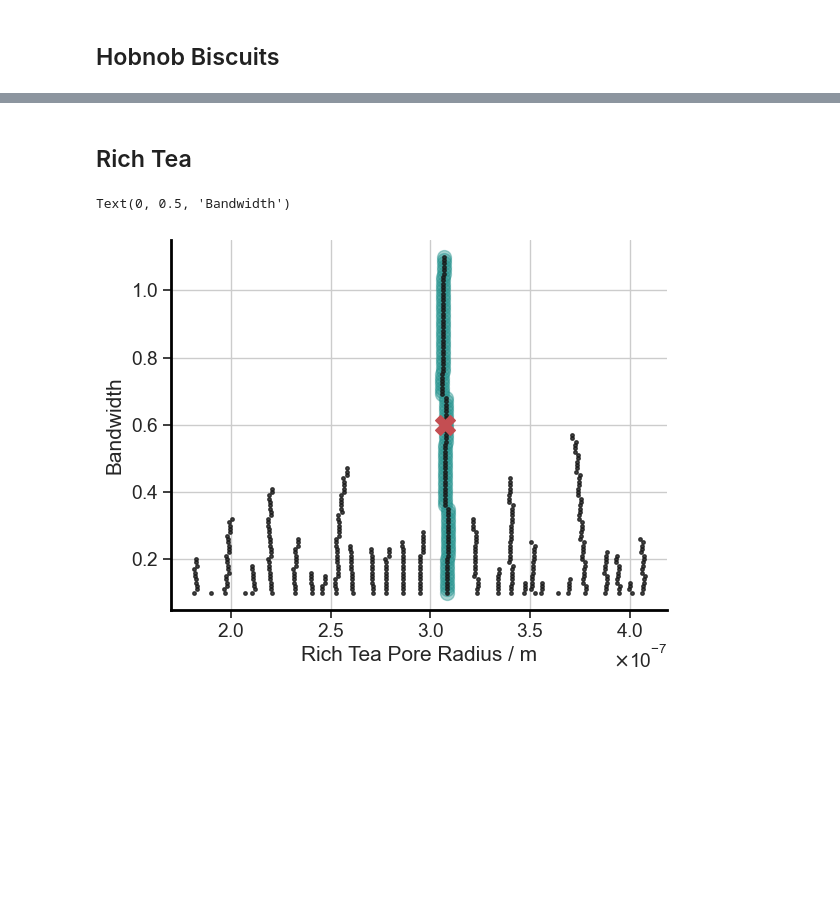
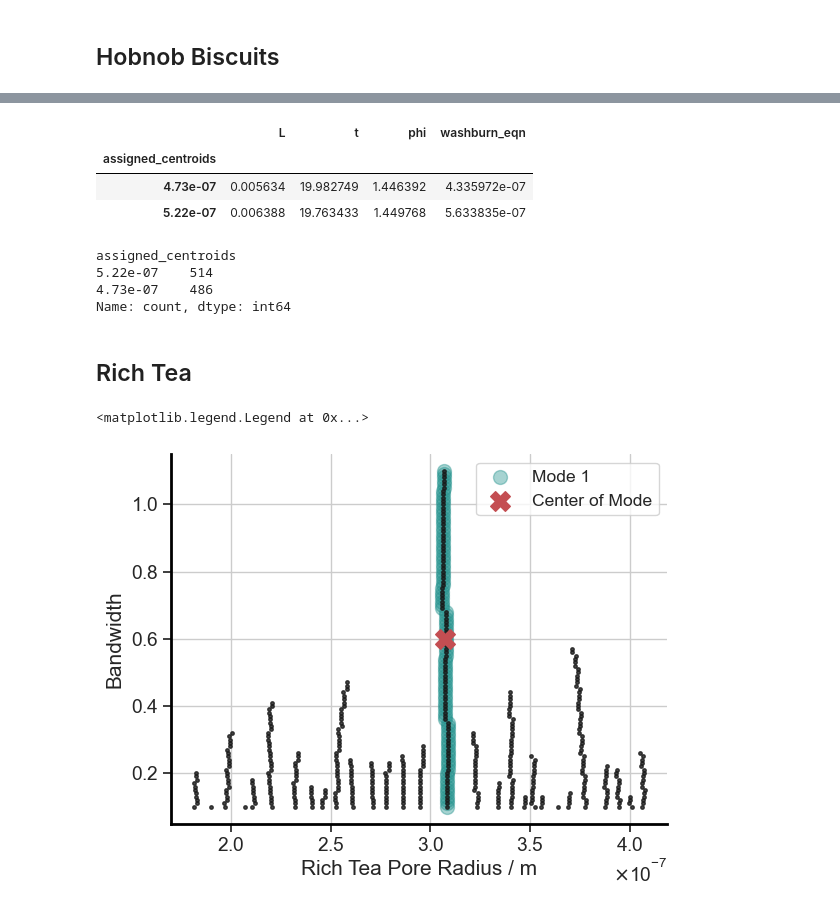
Before and after one commit to RedHorizonss/DunkingBiscuits, a Jupyter notebook: N-modal_results.ipynb, the cells around one changed output, grey strips where cells are left out. Saved outputs shown, nothing was run; the diff lists cells and outputs as text; code cells hidden in the pictures; blank space fills up the shorter version.

```diff
--- a/BI.ipynb
+++ b/N-modal_results.ipynb
@@ -207,23 +182,38 @@ Name: washburn_eqn, dtype: float64
+# %%
+hob_df.groupby('assigned_centroids')[key_values_to_quant].mean()
+# %% [output]
+|  | L | t | phi | washburn_eqn |
+| assigned_centroids |  |  |  |  |
+| 4.73e-07 | 0.005634 | 19.982749 | 1.446392 | 4.335972e-07 |
+| 5.22e-07 | 0.006388 | 19.763433 | 1.449768 | 5.633835e-07 |
+# %%
+hob_df['assigned_centroids'].value_counts()
+# %% [output]
+assigned_centroids
+5.22e-07    514
+4.73e-07    486
+Name: count, dtype: int64
 # %% [markdown]
 ## Rich Tea
 # %%
 precentage_range = 0.009
 number_of_modes = 1
 datapoints = dunky_df[dunky_df['biscuit'] == 'Rich Tea']['washburn_eqn']
 
 rich_trace_modes, rich_ev_mode = trace_modes(datapoints, bw_values, tolerance, precentage_range, number_of_modes)
 rich_trace_centers = trace_centers(rich_trace_modes)
 
 for key in rich_trace_modes:
     plt.scatter(rich_trace_modes[key][:,0], rich_trace_modes[key][:,1], label=key, alpha=0.4, s=100)
 
-plt.scatter(rich_ev_mode[:,0], rich_ev_mode[:,1], marker='.', c='k', label='All Peaks', alpha=0.8, s=25)
-plt.scatter(rich_trace_centers[:,0], rich_trace_centers[:,1], marker='X', c='r', label='Centroids', s=200)
+plt.scatter(rich_ev_mode[:,0], rich_ev_mode[:,1], marker='.', c='k', alpha=0.8, s=25)
+plt.scatter(rich_trace_centers[:,0], rich_trace_centers[:,1], marker='X', c='r', label='Center of Mode', s=200)
 plt.xlabel('Rich Tea Pore Radius / m')
 plt.ylabel('Bandwidth')
+plt.legend(fontsize='small')
 # %% [output]
-Text(0, 0.5, 'Bandwidth')
+<matplotlib.legend.Legend at 0x...>
-[figure, old version]
+[figure, new version]
 # %%
 centers_reshaped = rich_trace_centers[:,0].reshape(-1,1)
 
```
Also changed, not shown: parts of 16 cells of this notebook, 10 other files.
